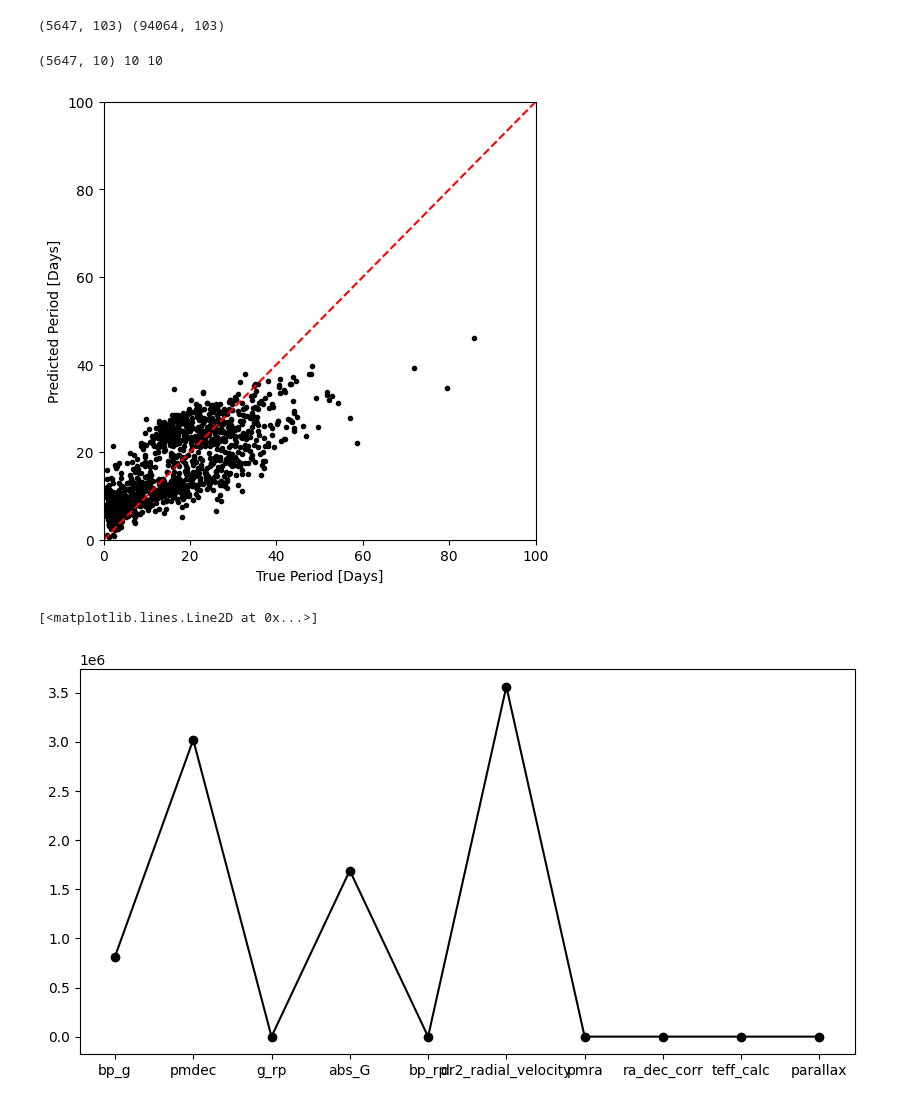
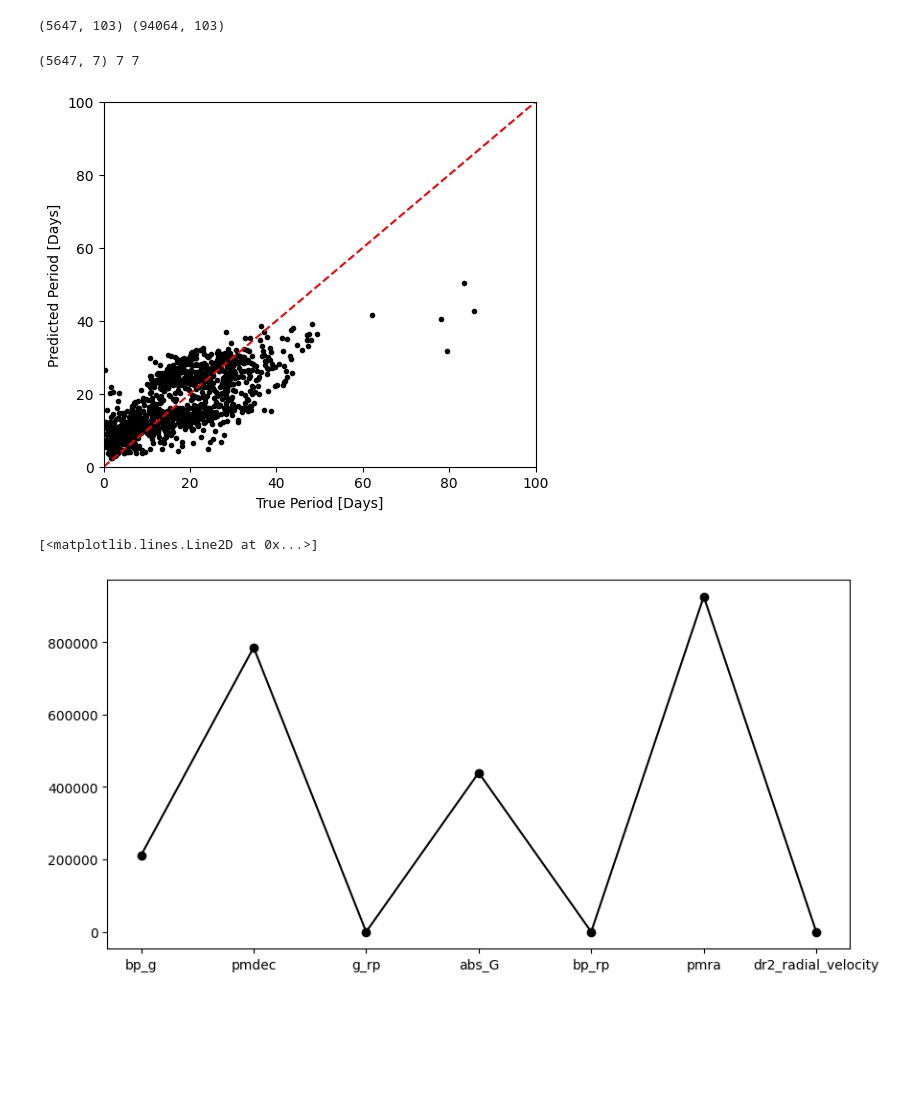
Before and after one commit to starluvr3579/SRMP, a Jupyter notebook: linear_regression_feb6.ipynb, the cells around one changed output. Drawn from its saved outputs; the diff is of its cells as text; code cells hidden in the pictures; blank space fills up the shorter version.

```diff
--- a/linear_regression_feb6.ipynb
+++ b/linear_regression_feb6.ipynb
@@ -27,7 +27,7 @@ def normalize(x):
 df1 = pd.read_csv('Gaia_Prot_cmatch.csv')
 # %%
 features = [df1["bp_g"], df1["pmdec"], df1["g_rp"], df1["abs_G"], df1["bp_rp"],
-            df1["pmra"], df1["dr2_radial_velocity"],df1["ra_dec_corr"], df1["parallax"], df1["teff_calc"], df1["Prot"]]
+            df1["pmra"], df1["dr2_radial_velocity"]]
 
 m = np.isfinite(df1["bp_g"].values)
 for f in features[1:]:
@@ -42,16 +42,15 @@ y = df.Prot.values
 # %%
 from itertools import combinations_with_replacement
 
-args = normalize(df["bp_g"]),  normalize(df["pmdec"]), normalize(df["g_rp"]), \
-        normalize(df["abs_G"]), normalize(df["bp_rp"]), normalize(df["dr2_radial_velocity"]), normalize(df["pmra"]),\
-        normalize(df["ra_dec_corr"]), normalize(df["teff_calc"]), normalize(df["parallax"])
+args = normalize(df["bp_g"]), normalize(df["pmdec"]), normalize(df["g_rp"]), normalize(df["abs_G"]), \
+normalize(df["bp_rp"]), normalize(df["pmra"]), normalize(df["dr2_radial_velocity"])\
 
 X = list(args)
 """for a, b in combinations_with_replacement(args, 2):
     X.append(a * b)"""
 X = np.array(X).T
 
-names = ['bp_g', 'pmdec', 'g_rp', 'abs_G', 'bp_rp', 'dr2_radial_velocity', 'pmra', 'ra_dec_corr', 'teff_calc', 'parallax']
+names = ['bp_g', 'pmdec', 'g_rp', 'abs_G', 'bp_rp', 'pmra', 'dr2_radial_velocity']
 X_names = list(names)
 """for a, b in combinations_with_replacement(names, 2):
     X_names.append(a + '*' + b)"""
@@ -59,7 +58,7 @@ X_names = np.array(X_names).T
 
 print(np.shape(X), len(args), len(names))
 # %% [output]
-(5647, 10) 10 10
+(5647, 7) 7 7
 # %%
 # Define the number of training and validating stars.
 Ntrain = int(0.8*len(y))
@@ -79,21 +78,21 @@ y_predict = np.dot(weights.T, A.T)
 # %%
 import matplotlib.pyplot as plt
 xs = np.linspace(0, 100, 10)
 
-plt.figure(figsize=(6, 6), dpi=100)
+plt.figure(figsize=(6, 5), dpi=100)
 plt.plot(y_test, y_predict.T, "k.")
 plt.plot(xs, xs, "r--")
 plt.xlim(0, 100)
 plt.ylim(0, 100)
 plt.xlabel("True Period [Days]")
 plt.ylabel("Predicted Period [Days]")
 plt.subplots_adjust(left=.18, bottom=.15)
 # %% [output]
-[figure, old version]
+[figure, new version]
 # %%
 plt.figure(figsize=(10,5))
 plt.plot(X_names, abs(weights[:-1]), 'k-o')
 # %% [output]
 [<matplotlib.lines.Line2D at 0x...>]
-[figure, old version]
+[figure, new version]
 # %%
```
Also changed, not shown: parts of 7 cells of this notebook.
